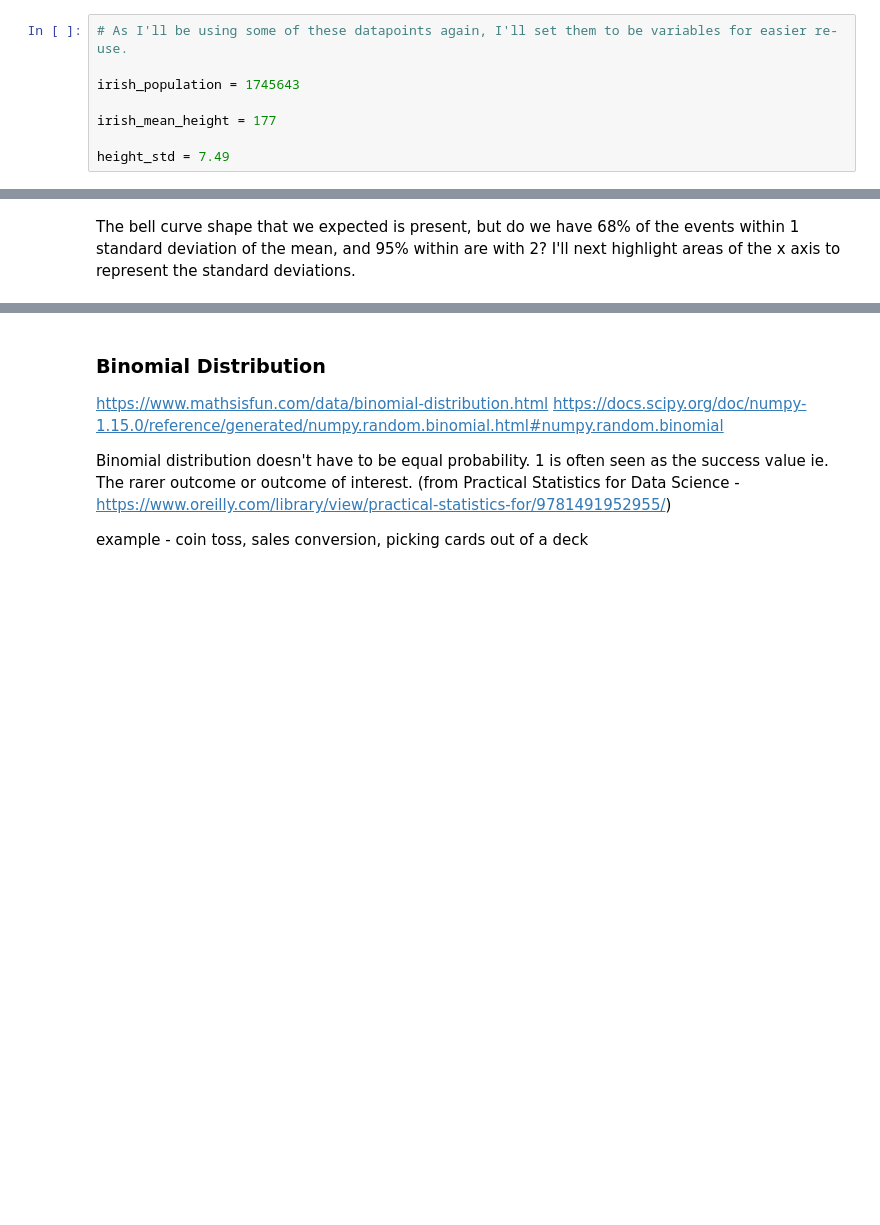
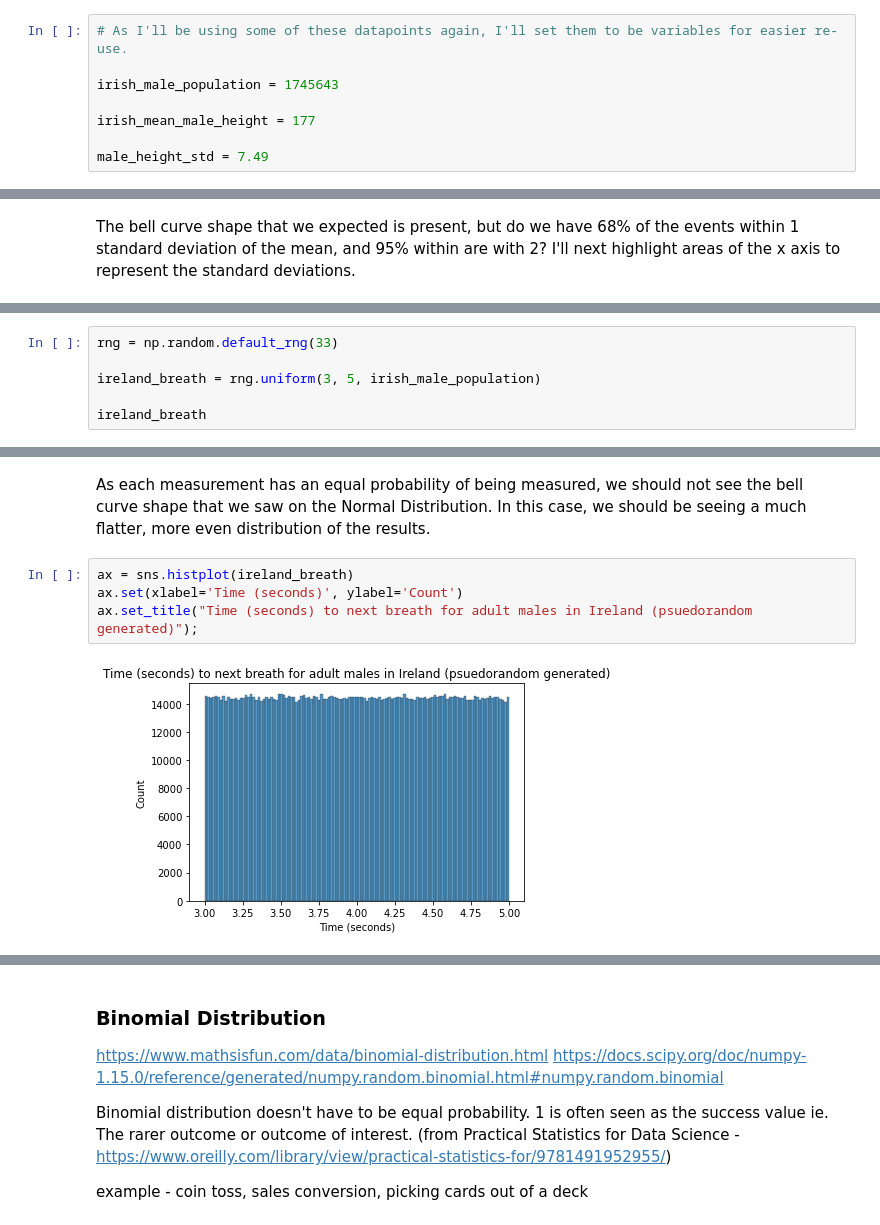
Before and after one commit to OtherBrian/pda-np.random, a Jupyter notebook: Numpy.Random.ipynb, the cells around one changed output, grey strips where cells are left out. Cells and saved outputs as stored; diff of their text form; blank space fills up the shorter version.

Commit message:
Uniform distribution complete. Next is Binomial Distribution.

```diff
--- a/Numpy.Random.ipynb
+++ b/Numpy.Random.ipynb
@@ -578,10 +578,10 @@ Now that we have our parameters, we can generate the dataset.
 # %%
 # As I'll be using some of these datapoints again, I'll set them to be variables for easier re-use.
 
-irish_population = 1745643
+irish_male_population = 1745643
 
-irish_mean_height = 177
+irish_mean_male_height = 177
 
-height_std = 7.49
+male_height_std = 7.49
 # %%
 # We can now generate our Normal Distribution data set.
@@ -673,0 +715,6 @@ Every possibility has the same probability. e.g. rolling a dice.
+# %%
+rng = np.random.default_rng(33)
+
+ireland_breath = rng.uniform(3, 5, irish_male_population)
+
+ireland_breath
@@ -673,0 +755,8 @@ Every possibility has the same probability. e.g. rolling a dice.
+# %% [markdown]
+As each measurement has an equal probability of being measured, we should not see the bell curve shape that we saw on the Normal Distribution. In this case, we should be seeing a much flatter, more even distribution of the results.
+# %%
+ax = sns.histplot(ireland_breath)
+ax.set(xlabel='Time (seconds)', ylabel='Count')
+ax.set_title("Time (seconds) to next breath for adult males in Ireland (psuedorandom generated)");
+# %% [output]
+[figure, added]
```
Also changed, not shown: parts of 29 cells of this notebook.
